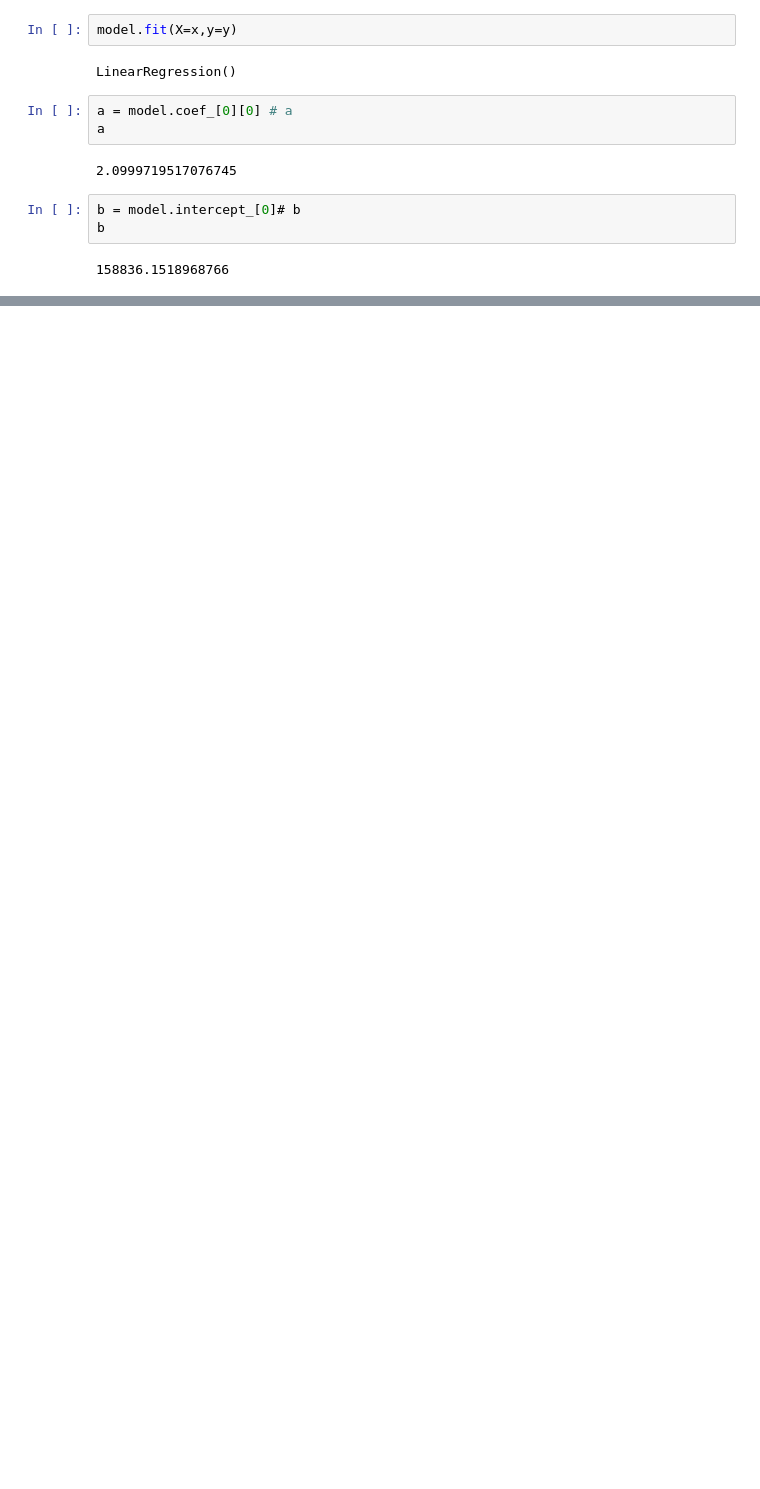
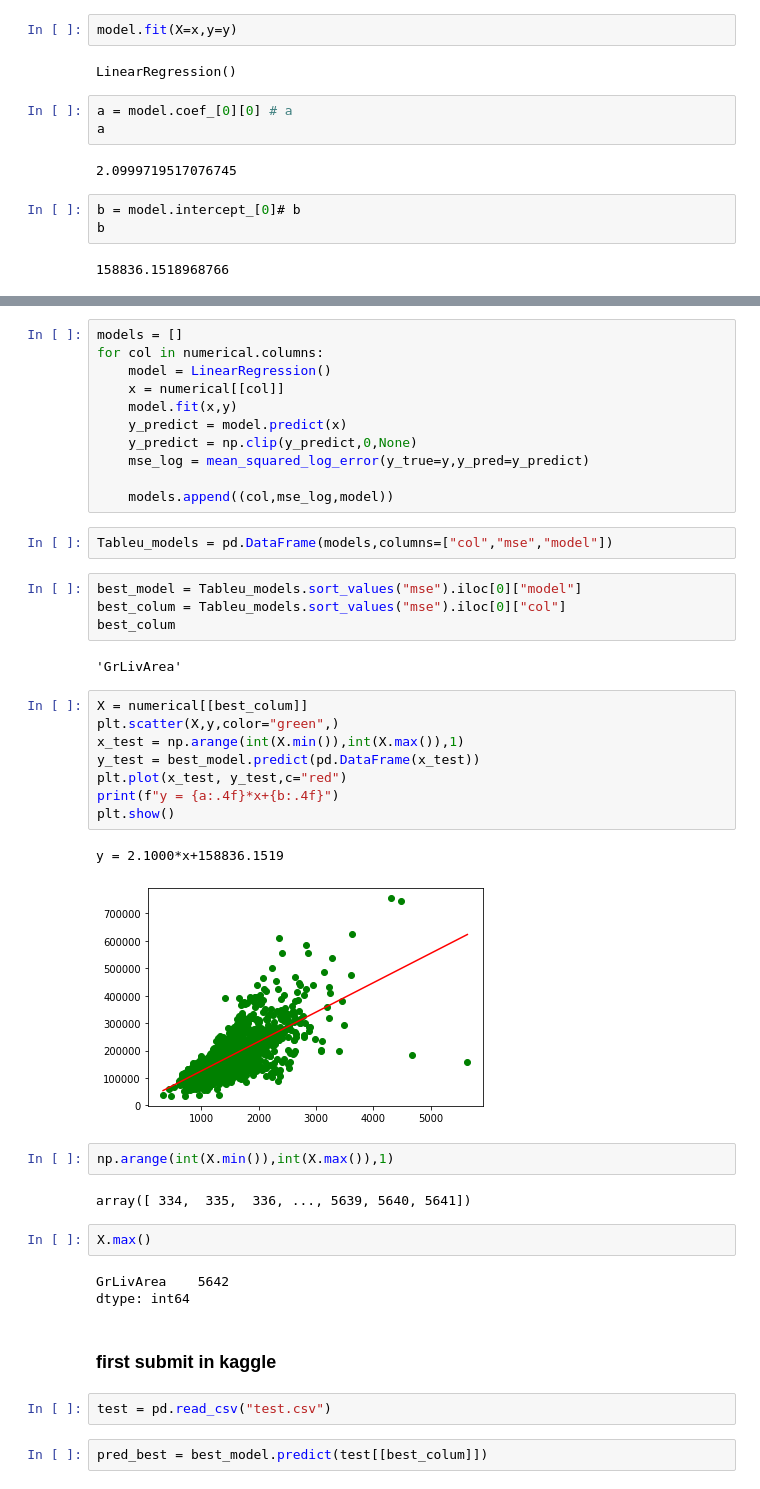
Before and after one commit to yannmb2/machine_learning_101, a Jupyter notebook: sklearn_102.ipynb, the cells around one changed output, grey strips where cells are left out. Saved outputs shown, nothing was run; the diff lists cells and outputs as text; blank space fills up the shorter version.

Commit message:
kaggle first commit

```diff
--- a/sklearn_102.ipynb
+++ b/sklearn_102.ipynb
@@ -123,0 +139,45 @@ y = 2.1000*x+158836.1519
+# %%
+models = []
+for col in numerical.columns:
+    model = LinearRegression()
+    x = numerical[[col]]
+    model.fit(x,y)
+    y_predict = model.predict(x)
+    y_predict = np.clip(y_predict,0,None)
+    mse_log = mean_squared_log_error(y_true=y,y_pred=y_predict)
+
+    models.append((col,mse_log,model))
+# %%
+Tableu_models = pd.DataFrame(models,columns=["col","mse","model"])
+# %%
+best_model = Tableu_models.sort_values("mse").iloc[0]["model"]
+best_colum = Tableu_models.sort_values("mse").iloc[0]["col"]
+best_colum
+# %% [output]
+'GrLivArea'
+# %%
+X = numerical[[best_colum]]
+plt.scatter(X,y,color="green",)
+x_test = np.arange(int(X.min()),int(X.max()),1)
+y_test = best_model.predict(pd.DataFrame(x_test))
+plt.plot(x_test, y_test,c="red")
+print(f"y = {a:.4f}*x+{b:.4f}")
+plt.show()
+# %% [output]
+y = 2.1000*x+158836.1519
+[figure, added]
+# %%
+np.arange(int(X.min()),int(X.max()),1)
+# %% [output]
+array([ 334,  335,  336, ..., 5639, 5640, 5641])
+# %%
+X.max()
+# %% [output]
+GrLivArea    5642
+dtype: int64
+# %% [markdown]
+### first submit in kaggle
+# %%
+test = pd.read_csv("test.csv")
+# %%
+pred_best = best_model.predict(test[[best_colum]])
```
Also changed, not shown: parts of 11 cells of this notebook, 2 other files.
